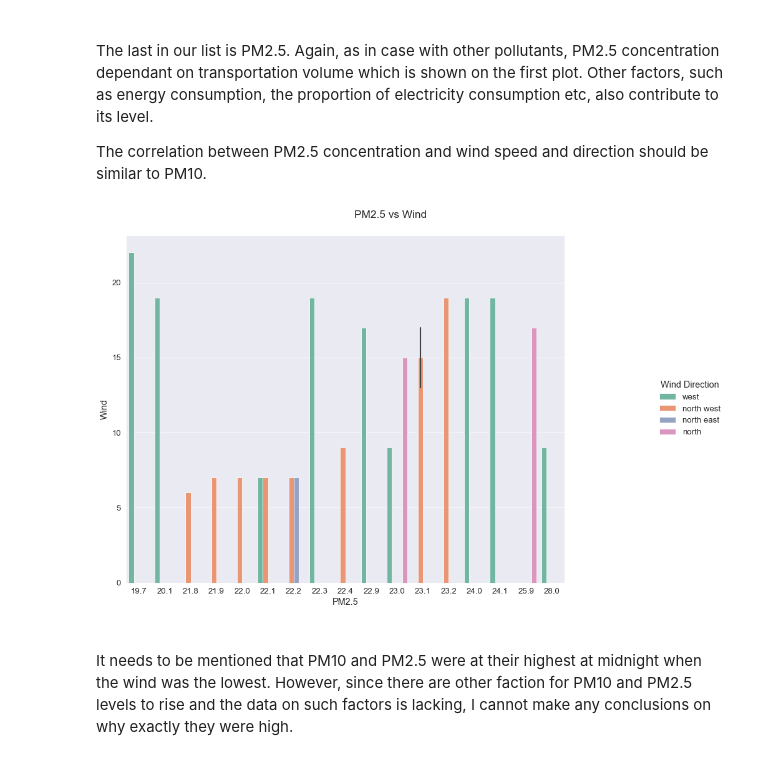
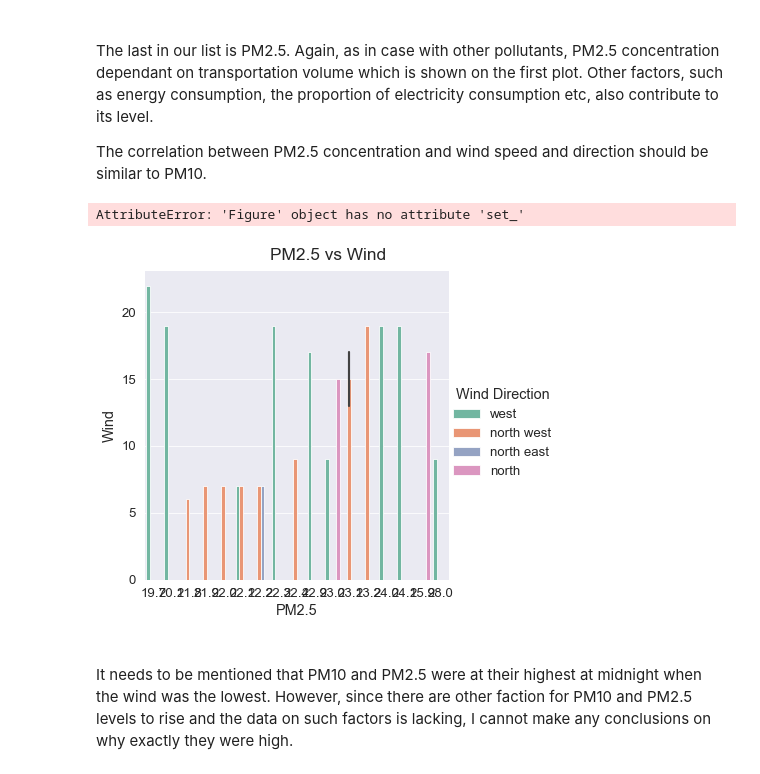
Before and after one commit to olgarozhdestvina/Air-Pollution-in-Dublin, a Jupyter notebook: Dublin_Air_Pollution.ipynb, the cells around one changed output. Drawn from its saved outputs; the diff is of its cells as text; code cells hidden in the pictures.

```diff
--- a/Dublin_Air_Pollution.ipynb
+++ b/Dublin_Air_Pollution.ipynb
@@ -218,17 +208,19 @@ The correlation between PM2.5 concentration and wind speed and direction should
 # %%
 # Plot the data.
 g = sns.catplot(x="PM2.5", y="Wind", data=df, hue="Wind Direction", kind="bar")
 
 # Set the title.
 g.fig.suptitle("PM2.5 vs Wind", y=1.02)
 
 # Set size of the plot.
-g.fig.set_size_inches(15, 9)
+g.fig.set_
 
+g._legend()
 # Show the plot.
 plt.show()
 # %% [output]
+AttributeError: 'Figure' object has no attribute 'set_'
-[figure, old version]
+[figure, new version]
 # %% [markdown]
 <br>
 
```
Also changed, not shown: parts of 10 cells of this notebook.
